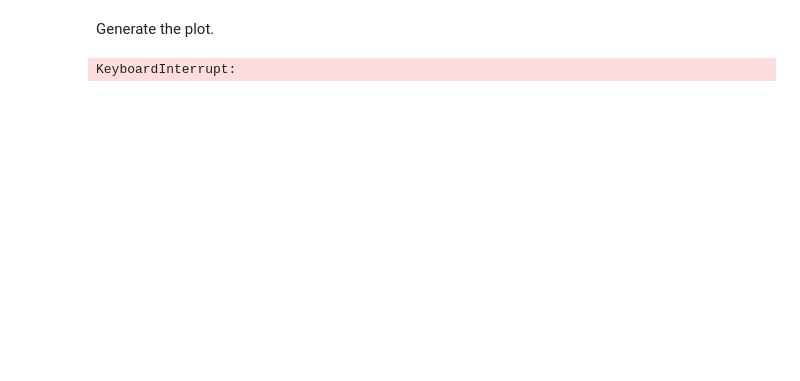
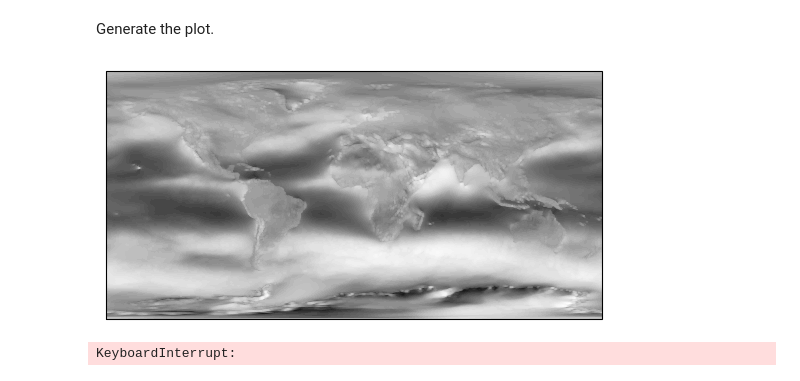
Before and after one commit to max-hans/map-py-nu, a Jupyter notebook: heatmap_germany.ipynb, the cells around one changed output. Cells and saved outputs as stored; diff of their text form; code cells hidden in the pictures; blank space fills up the shorter version.

```diff
--- a/heatmap_germany.ipynb
+++ b/heatmap_germany.ipynb
@@ -83,27 +94,29 @@ Generate the plot.
 # %%
 %matplotlib inline
 from IPython.display import display, clear_output
 
 cmap = mpl.colormaps["Greys_r"]
 
-for i in np.arange(29, timesteps):
+for i in np.arange(0, timesteps):
     # set the axes' spatial projection, styling, and title
+    print("processing frame {} of {}".format(i+1, timesteps))
     ax = plt.axes(projection=ccrs.PlateCarree())
     # ax.coastlines()
     # generate the contour map
 
     plt.contourf(
         lons,
         lats,
         climate_var[i],
         60,
         cmap = cmap,
         transform=ccrs.PlateCarree(),
     )
 
     plt.savefig("./output/u_frame_{}.jpg".format(i), dpi=1200)
     # ax.add_feature(cf.BORDERS, edgecolor="black")
     clear_output(wait = True)
     plt.pause(0.001)
 # %% [output]
+[figure, added]
 KeyboardInterrupt:
```
Also changed, not shown: parts of 2 cells of this notebook, 1 other file.
